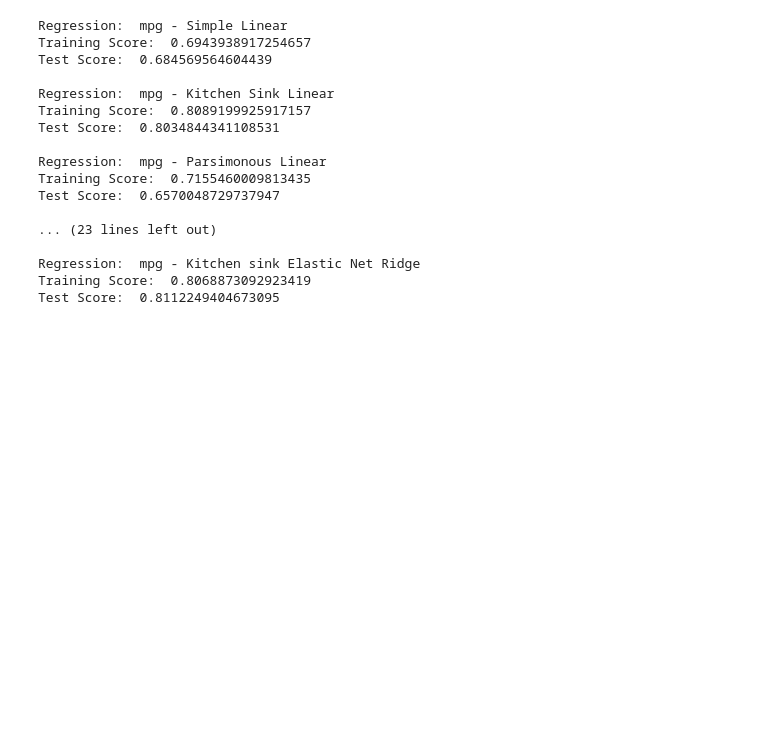
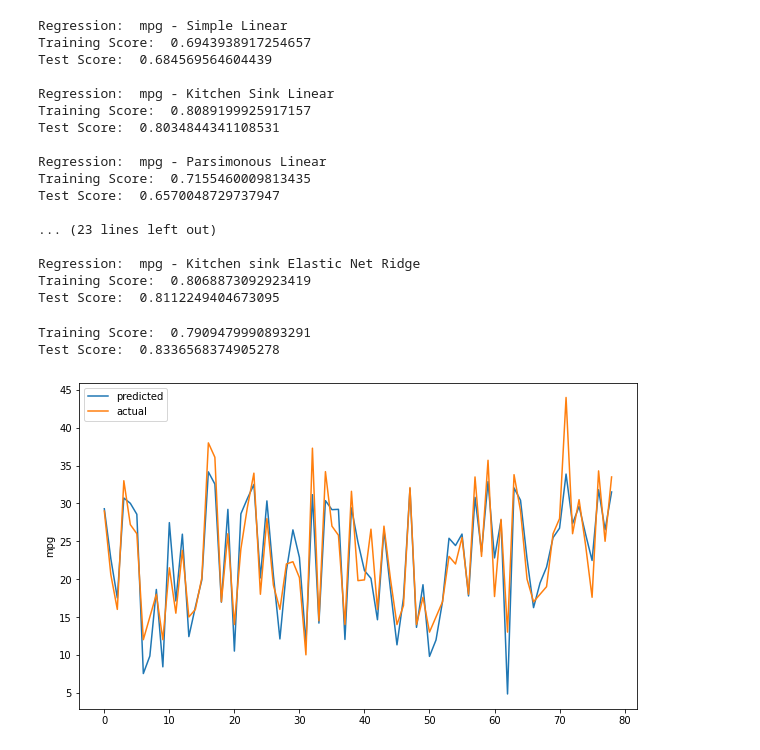
Before and after one commit to heebyyy/Regression_Model_With_Scikit_Learn, a Jupyter notebook: RegularizedRegressionModel.ipynb, the cells around one changed output. Cells and saved outputs as stored; diff of their text form; code cells hidden in the pictures; blank space fills up the shorter version.

```diff
--- a/RegularizedRegressionModel.ipynb
+++ b/RegularizedRegressionModel.ipynb
@@ -304,3 +304,15 @@ Test Score:  0.6570048729737947
 Regression:  mpg - Kitchen sink Elastic Net Ridge
 Training Score:  0.8068873092923419
 Test Score:  0.8112249404673095
+# %%
+def svr_reg(x_train, y_train, kernel = 'linear', epsilon = 0.05, C = 0.3):
+    model = SVR(kernel = kernel, epsilon = epsilon, C = C)
+    model.fit(x_train, y_train)
+
+    return model
+# %%
+result_dict['mpg - Kitchen sink SVR'] = build_model(svr_reg,'mpg', featues, automobile_df, show_plot_Y = True)
+# %% [output]
+Training Score:  0.7909479990893291
+Test Score:  0.8336568374905278
+[figure, added]
```
Also changed, not shown: parts of 10 cells of this notebook.
